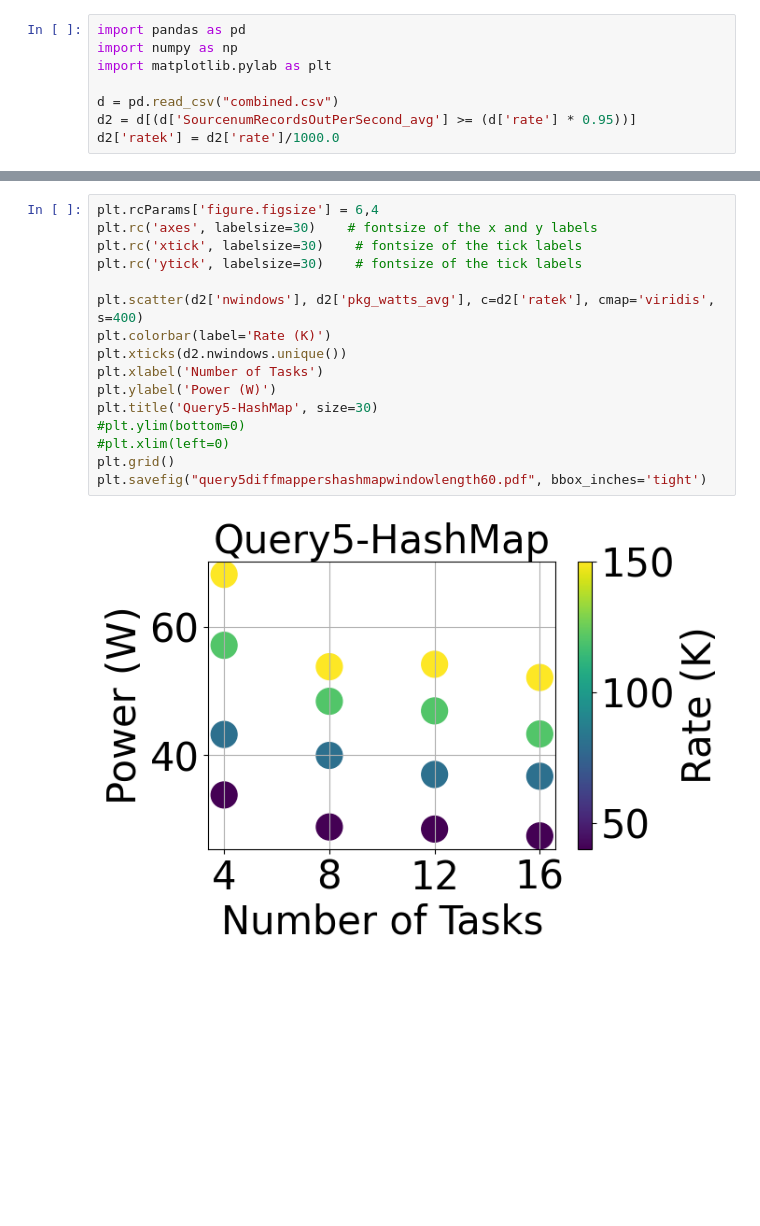
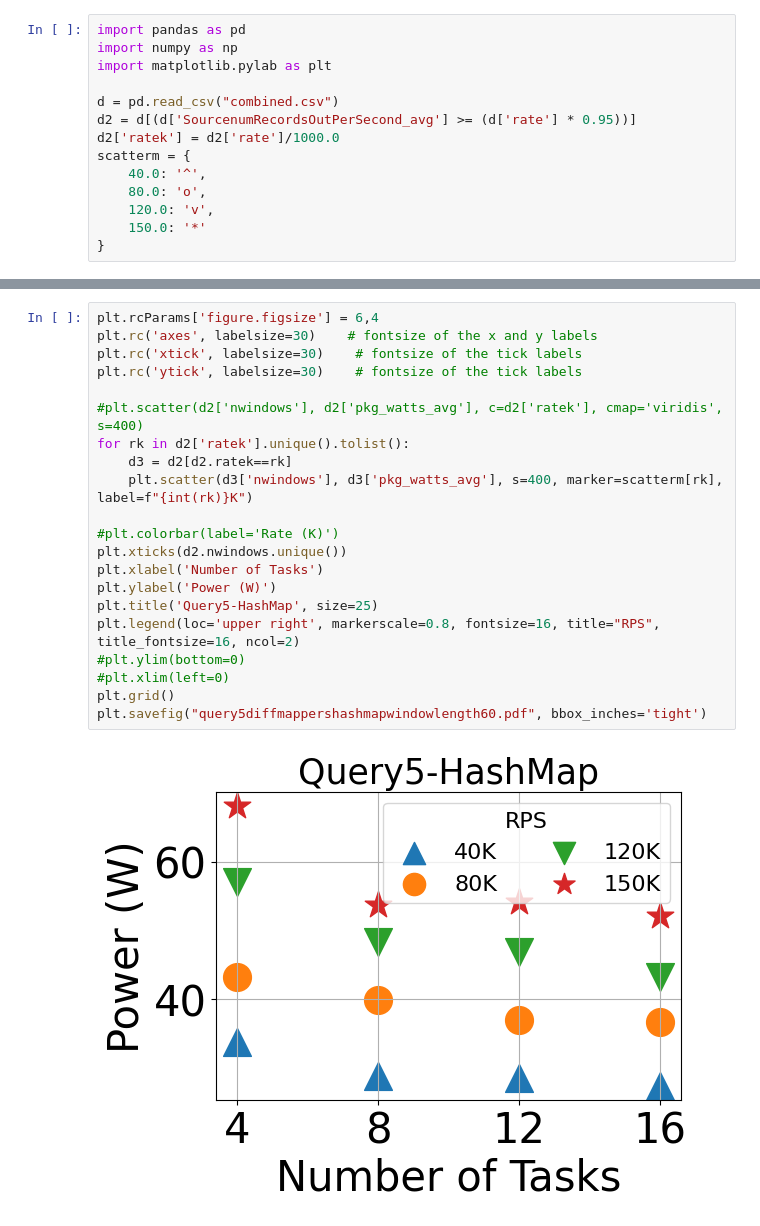
Before and after one commit to EEStrmCmptng/dataset, a Jupyter notebook: micro/query5/different_mappers_experiment/hashmap/windowlength60/graph.ipynb, the cells around one changed output, grey strips where cells are left out. Saved outputs shown, nothing was run; the diff lists cells and outputs as text; blank space fills up the shorter version.

```diff
--- a/micro/query5/different_mappers_experiment/hashmap/windowlength60/graph.ipynb
+++ b/micro/query5/different_mappers_experiment/hashmap/windowlength60/graph.ipynb
@@ -6,4 +6,10 @@ import matplotlib.pylab as plt
 d = pd.read_csv("combined.csv")
 d2 = d[(d['SourcenumRecordsOutPerSecond_avg'] >= (d['rate'] * 0.95))]
 d2['ratek'] = d2['rate']/1000.0
+scatterm = {
+    40.0: '^',
+    80.0: 'o',
+    120.0: 'v',
+    150.0: '*'
+}
 # %%
@@ -29,18 +35,23 @@ d2[['nwindows', 'SourcenumRecordsOutPerSecond_avg', 'rate', 'pkg_watts_avg']]
 # %%
 plt.rcParams['figure.figsize'] = 6,4
 plt.rc('axes', labelsize=30)    # fontsize of the x and y labels
 plt.rc('xtick', labelsize=30)    # fontsize of the tick labels
 plt.rc('ytick', labelsize=30)    # fontsize of the tick labels
 
-plt.scatter(d2['nwindows'], d2['pkg_watts_avg'], c=d2['ratek'], cmap='viridis', s=400)
-plt.colorbar(label='Rate (K)')
+#plt.scatter(d2['nwindows'], d2['pkg_watts_avg'], c=d2['ratek'], cmap='viridis', s=400)
+for rk in d2['ratek'].unique().tolist():
+    d3 = d2[d2.ratek==rk]
+    plt.scatter(d3['nwindows'], d3['pkg_watts_avg'], s=400, marker=scatterm[rk], label=f"{int(rk)}K")
+
+#plt.colorbar(label='Rate (K)')
 plt.xticks(d2.nwindows.unique())
 plt.xlabel('Number of Tasks')
 plt.ylabel('Power (W)')
-plt.title('Query5-HashMap', size=30)
+plt.title('Query5-HashMap', size=25)
+plt.legend(loc='upper right', markerscale=0.8, fontsize=16, title="RPS", title_fontsize=16, ncol=2)
 #plt.ylim(bottom=0)
 #plt.xlim(left=0)
 plt.grid()
 plt.savefig("query5diffmappershashmapwindowlength60.pdf", bbox_inches='tight')
 # %% [output]
-[figure, old version]
+[figure, new version]
```
Also changed, not shown: parts of 1 cell of this notebook, 4 other files.
